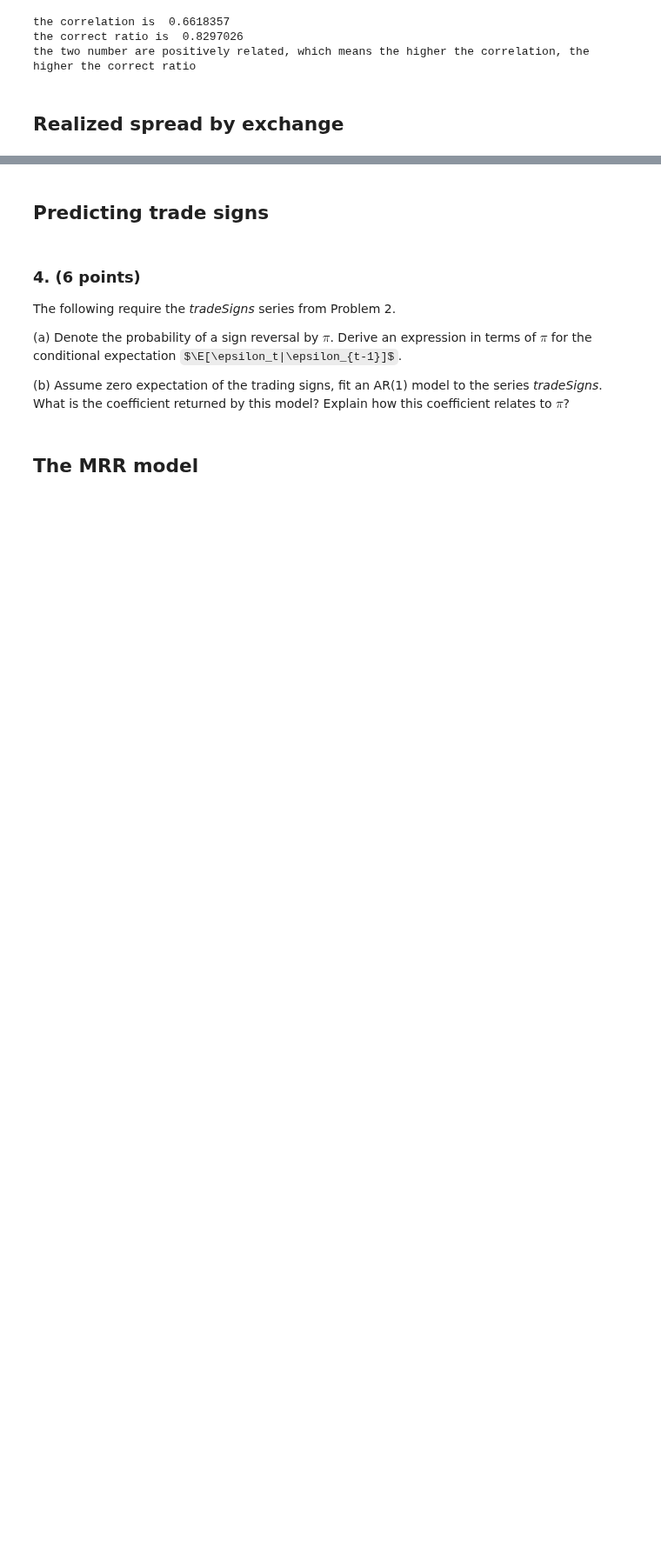
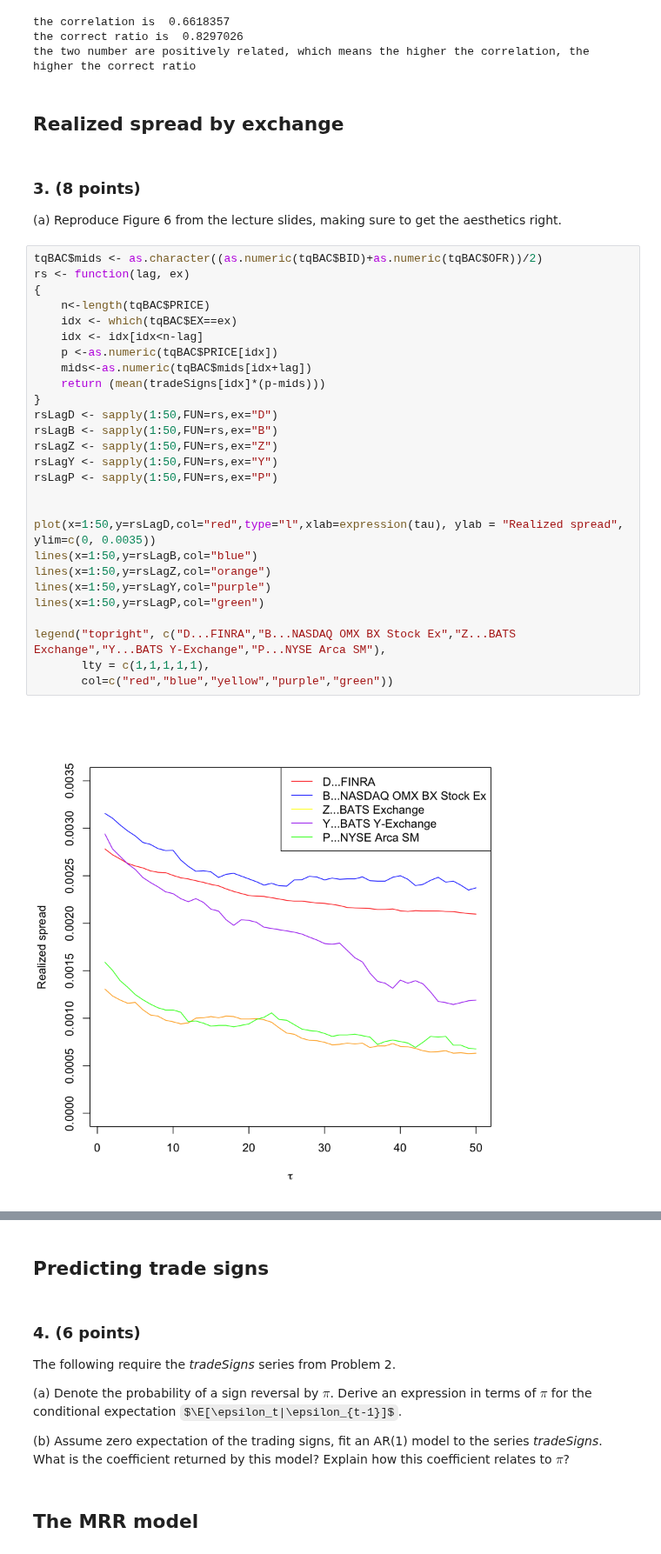
Before and after one commit to wubiya/MicroStructure, a Jupyter notebook: 9879HW4_Wu_Biya.ipynb, the cells around one changed output, grey strips where cells are left out. Shown at 87% size. Cells and saved outputs as stored; diff of their text form; some formulas as TeX source; blank space fills up the shorter version.

```diff
--- a/9879HW4_Wu_Biya.ipynb
+++ b/9879HW4_Wu_Biya.ipynb
@@ -160,4 +169,37 @@ the correct ratio is  0.8297026
 the two number are positively related, which means the higher the correlation, the higher the correct ratio
 # %% [markdown]
 ## Realized spread by exchange
+# %% [markdown]
+### 3. (8 points)
+
+(a) Reproduce Figure 6 from the lecture slides, making sure to get the aesthetics right.
+# %%
+tqBAC$mids <- as.character((as.numeric(tqBAC$BID)+as.numeric(tqBAC$OFR))/2)
+rs <- function(lag, ex)
+{
+    n<-length(tqBAC$PRICE)
+    idx <- which(tqBAC$EX==ex)
+    idx <- idx[idx<n-lag]
+    p <-as.numeric(tqBAC$PRICE[idx])
+    mids<-as.numeric(tqBAC$mids[idx+lag])
+    return (mean(tradeSigns[idx]*(p-mids)))
+}
+rsLagD <- sapply(1:50,FUN=rs,ex="D")
+rsLagB <- sapply(1:50,FUN=rs,ex="B")
+rsLagZ <- sapply(1:50,FUN=rs,ex="Z")
+rsLagY <- sapply(1:50,FUN=rs,ex="Y")
+rsLagP <- sapply(1:50,FUN=rs,ex="P")
+
+
+plot(x=1:50,y=rsLagD,col="red",type="l",xlab=expression(tau), ylab = "Realized spread", ylim=c(0, 0.0035))
+lines(x=1:50,y=rsLagB,col="blue")
+lines(x=1:50,y=rsLagZ,col="orange")
+lines(x=1:50,y=rsLagY,col="purple")
+lines(x=1:50,y=rsLagP,col="green")
+
+legend("topright", c("D...FINRA","B...NASDAQ OMX BX Stock Ex","Z...BATS Exchange","Y...BATS Y-Exchange","P...NYSE Arca SM"),
+       lty = c(1,1,1,1,1),
+       col=c("red","blue","yellow","purple","green"))
+# %% [output]
+[figure, added]
 # %% [markdown]
```
Also changed, not shown: parts of 5 cells of this notebook.
